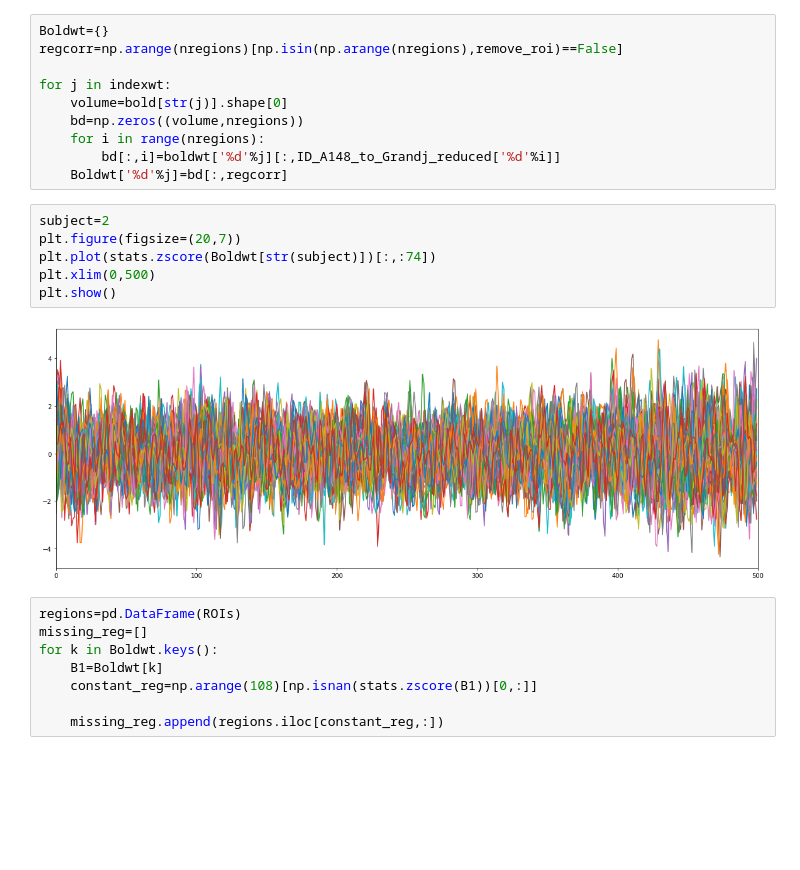
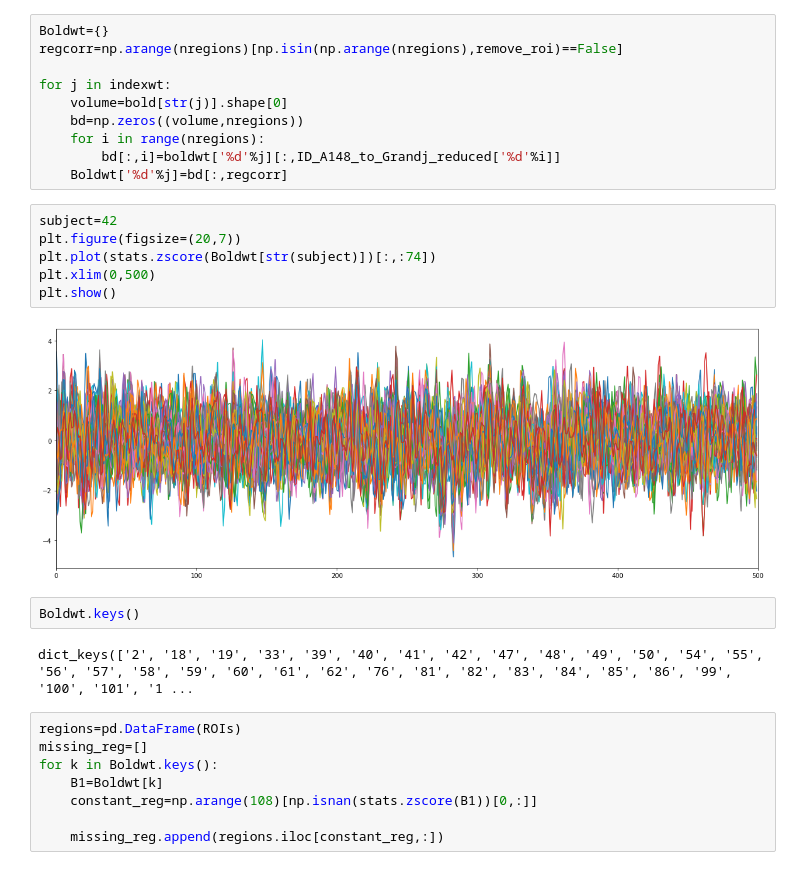
Before and after one commit to etienneguevel/etienne, a Jupyter notebook: notebooks/Mouse_Grandjean_148E.ipynb, the cells around one changed output. Drawn from its saved outputs; the diff is of its cells as text; blank space fills up the shorter version.

```diff
--- a/notebooks/Mouse_Grandjean_148E.ipynb
+++ b/notebooks/Mouse_Grandjean_148E.ipynb
@@ -344,13 +342,17 @@ for j in indexwt:
         bd[:,i]=boldwt['%d'%j][:,ID_A148_to_Grandj_reduced['%d'%i]]
     Boldwt['%d'%j]=bd[:,regcorr]
 # %%
-subject=2
+subject=42
 plt.figure(figsize=(20,7))
 plt.plot(stats.zscore(Boldwt[str(subject)])[:,:74])
 plt.xlim(0,500)
 plt.show()
 # %% [output]
-[figure, old version]
+[figure, new version]
+# %%
+Boldwt.keys()
+# %% [output]
+dict_keys(['2', '18', '19', '33', '39', '40', '41', '42', '47', '48', '49', '50', '54', '55', '56', '57', '58', '59', '60', '61', '62', '76', '81', '82', '83', '84', '85', '86', '99', '100', '101', '1 ...
 # %%
 regions=pd.DataFrame(ROIs)
 missing_reg=[]
```
Also changed, not shown: parts of 27 cells of this notebook, 10 other files.
